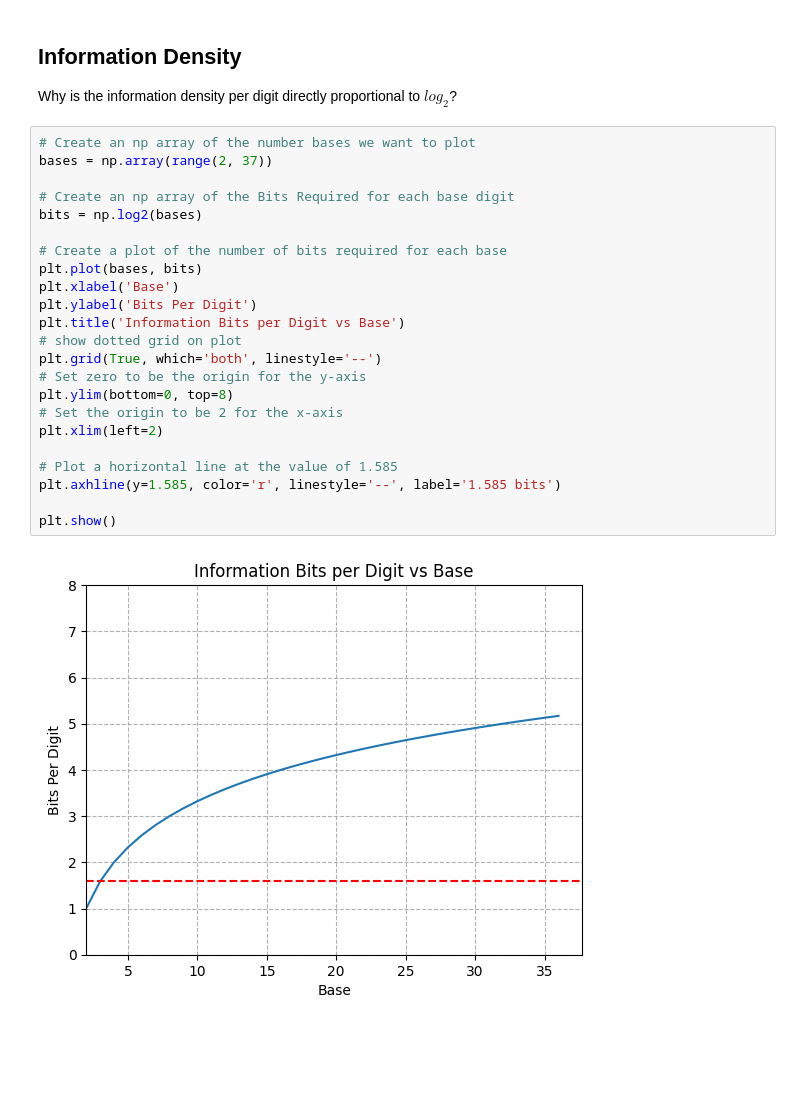
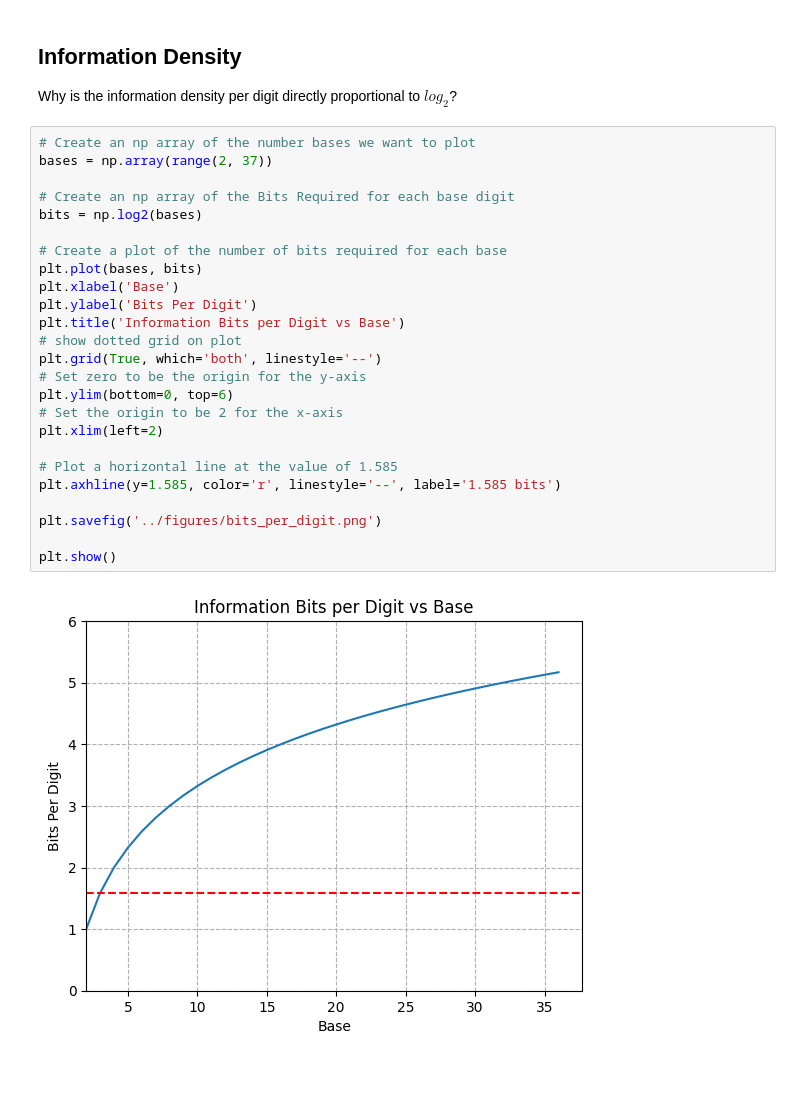
Before and after one commit to TimFoundATerminal/mvl-processors, a Jupyter notebook: Diss/notebooks/base_effciency.ipynb, the cells around one changed output. Drawn from its saved outputs; the diff is of its cells as text; blank space fills up the shorter version.

Commit message:
added bits_efficiency_figure

```diff
--- a/Diss/notebooks/base_effciency.ipynb
+++ b/Diss/notebooks/base_effciency.ipynb
@@ -8,25 +8,29 @@ Why is the information density per digit directly proportional to $log_2$?
 # %%
 # Create an np array of the number bases we want to plot
 bases = np.array(range(2, 37))
 
 # Create an np array of the Bits Required for each base digit
 bits = np.log2(bases)
 
 # Create a plot of the number of bits required for each base
 plt.plot(bases, bits)
 plt.xlabel('Base')
 plt.ylabel('Bits Per Digit')
 plt.title('Information Bits per Digit vs Base')
 # show dotted grid on plot
 plt.grid(True, which='both', linestyle='--')
 # Set zero to be the origin for the y-axis
-plt.ylim(bottom=0, top=8)
+plt.ylim(bottom=0, top=6)
 # Set the origin to be 2 for the x-axis
 plt.xlim(left=2)
 
 # Plot a horizontal line at the value of 1.585
 plt.axhline(y=1.585, color='r', linestyle='--', label='1.585 bits')
 
+plt.savefig('../figures/bits_per_digit.png')
+
 plt.show()
 # %% [output]
-[figure, old version]
+[figure, new version]
+# %% [markdown]
+##
```
Also changed, not shown: 1 other file.
